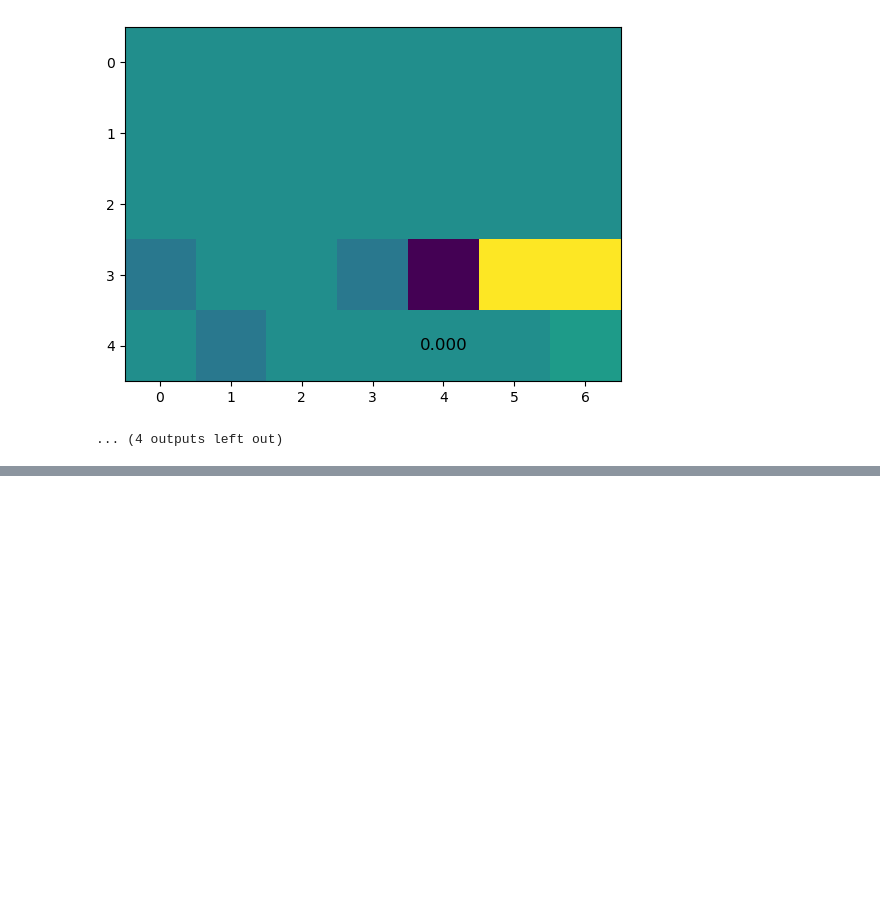
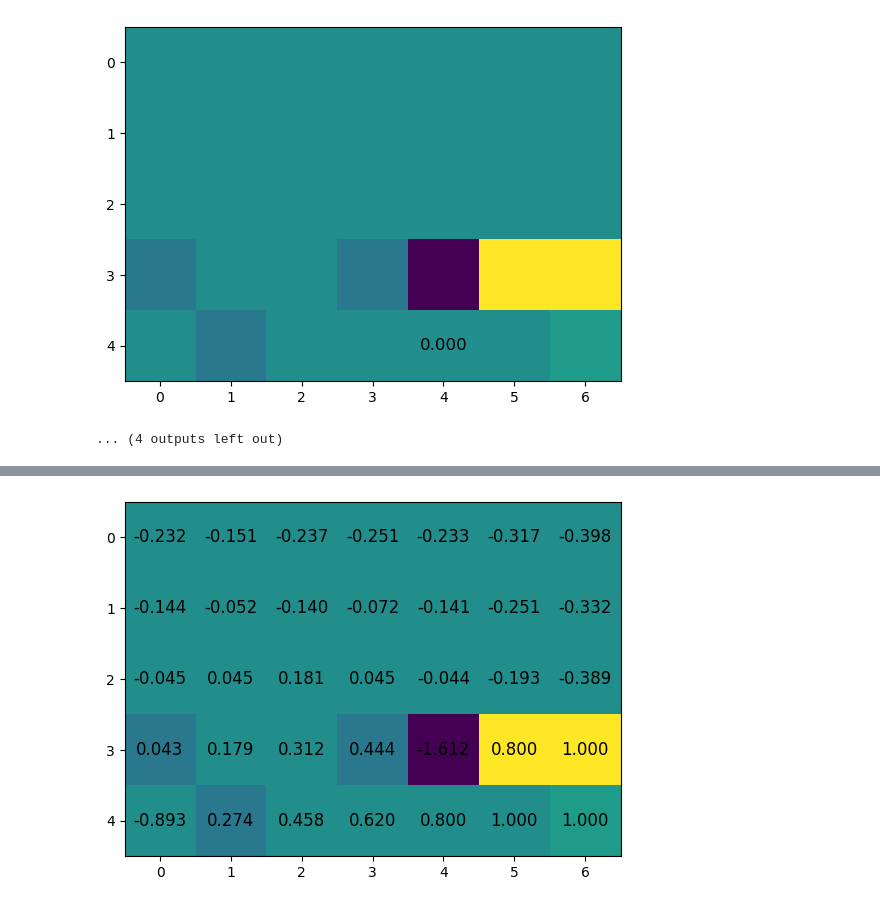
Before and after one commit to encomiastical/DRL_Homework, a Jupyter notebook: sheet01/DRL1.ipynb, the cells around one changed output, grey strips where cells are left out. Cells and saved outputs as stored; diff of their text form; code cells hidden in the pictures; blank space fills up the shorter version.

```diff
--- a/sheet01/DRL1.ipynb
+++ b/sheet01/DRL1.ipynb
@@ -226,0 +319,6 @@ world.plot(MC(10000))
+# %%
+# plot value function
+Vals = { state: actions[pi[state]] for state, actions in Q.items() }
+world.plot(Vals)
+# %% [output]
+[figure, added]
```
Also changed, not shown: parts of 12 cells of this notebook.
